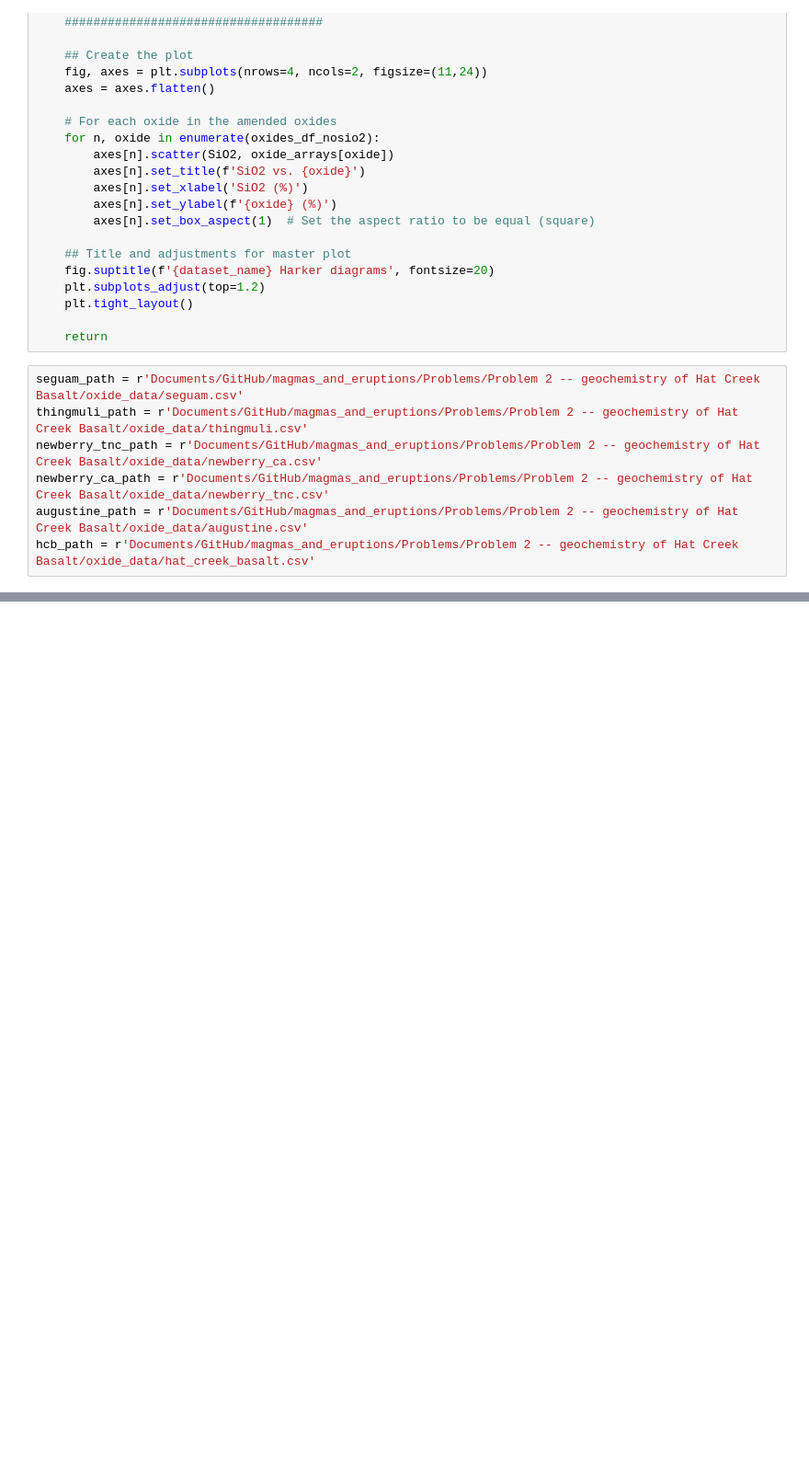
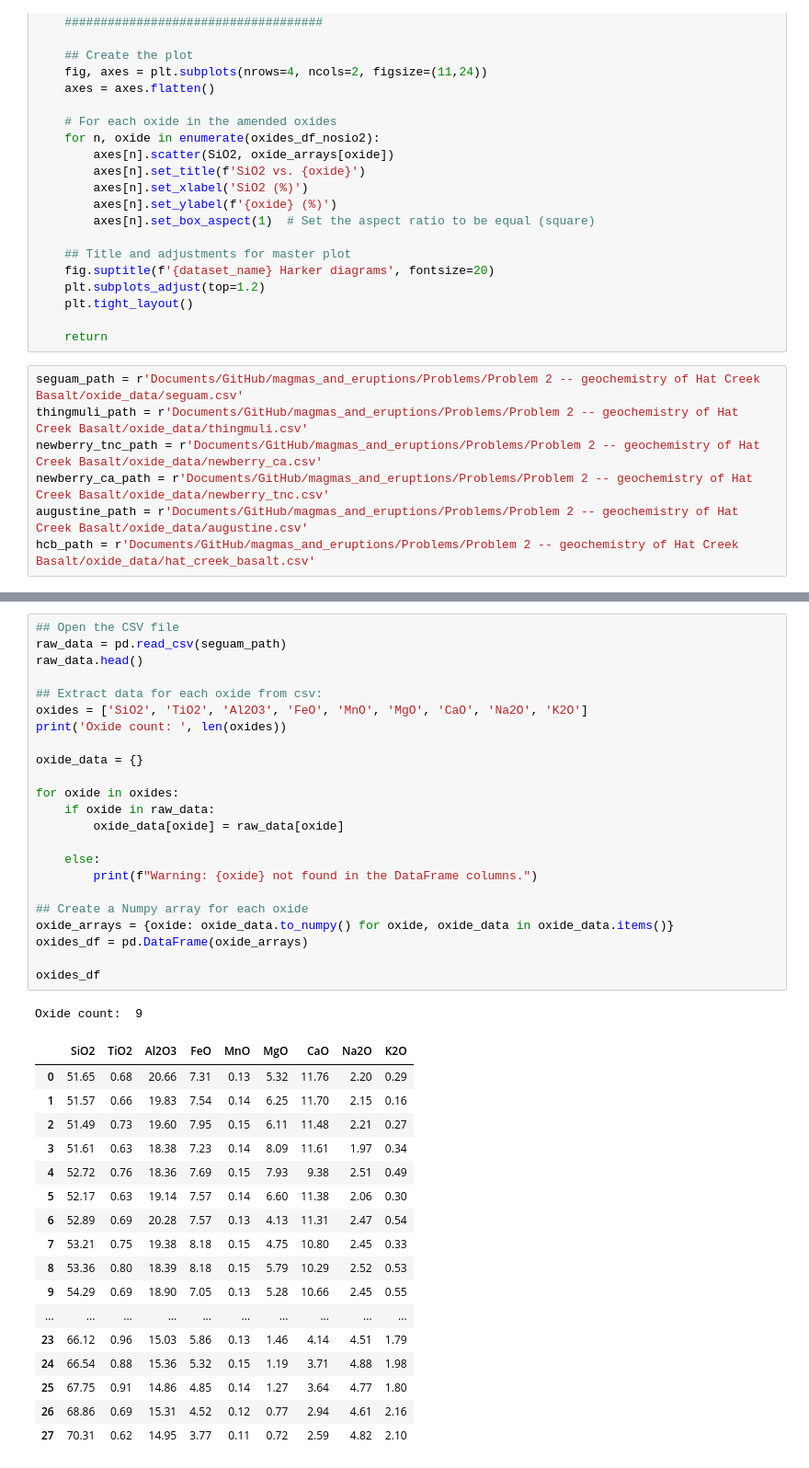
Before and after one commit to astromarb/magmas_and_eruptions, a Jupyter notebook: Problems/Problem 2 -- geochemistry of Hat Creek Basalt/harker_scatter_plotter.ipynb, the cells around one changed output, grey strips where cells are left out. Shown at 92% size. Cells and saved outputs as stored; diff of their text form; blank space fills up the shorter version.

```diff
--- a/Problems/Problem 2 -- geochemistry of Hat Creek Basalt/harker_scatter_plotter.ipynb
+++ b/Problems/Problem 2 -- geochemistry of Hat Creek Basalt/harker_scatter_plotter.ipynb
@@ -85,0 +76,42 @@ Oxide count:  9
+# %%
+## Open the CSV file
+raw_data = pd.read_csv(seguam_path)
+raw_data.head()
+
+## Extract data for each oxide from csv:
+oxides = ['SiO2', 'TiO2', 'Al2O3', 'FeO', 'MnO', 'MgO', 'CaO', 'Na2O', 'K2O']
+print('Oxide count: ', len(oxides))
+
+oxide_data = {}
+
+for oxide in oxides:
+    if oxide in raw_data:
+        oxide_data[oxide] = raw_data[oxide]
+
+    else:
+        print(f"Warning: {oxide} not found in the DataFrame columns.")
+
+## Create a Numpy array for each oxide
+oxide_arrays = {oxide: oxide_data.to_numpy() for oxide, oxide_data in oxide_data.items()}
+oxides_df = pd.DataFrame(oxide_arrays)
+
+oxides_df
+# %% [output]
+Oxide count:  9
+|  | SiO2 | TiO2 | Al2O3 | FeO | MnO | MgO | CaO | Na2O | K2O |
+| 0 | 51.65 | 0.68 | 20.66 | 7.31 | 0.13 | 5.32 | 11.76 | 2.20 | 0.29 |
+| 1 | 51.57 | 0.66 | 19.83 | 7.54 | 0.14 | 6.25 | 11.70 | 2.15 | 0.16 |
+| 2 | 51.49 | 0.73 | 19.60 | 7.95 | 0.15 | 6.11 | 11.48 | 2.21 | 0.27 |
+| 3 | 51.61 | 0.63 | 18.38 | 7.23 | 0.14 | 8.09 | 11.61 | 1.97 | 0.34 |
+| 4 | 52.72 | 0.76 | 18.36 | 7.69 | 0.15 | 7.93 | 9.38 | 2.51 | 0.49 |
+| 5 | 52.17 | 0.63 | 19.14 | 7.57 | 0.14 | 6.60 | 11.38 | 2.06 | 0.30 |
+| 6 | 52.89 | 0.69 | 20.28 | 7.57 | 0.13 | 4.13 | 11.31 | 2.47 | 0.54 |
+| 7 | 53.21 | 0.75 | 19.38 | 8.18 | 0.15 | 4.75 | 10.80 | 2.45 | 0.33 |
+| 8 | 53.36 | 0.80 | 18.39 | 8.18 | 0.15 | 5.79 | 10.29 | 2.52 | 0.53 |
+| 9 | 54.29 | 0.69 | 18.90 | 7.05 | 0.13 | 5.28 | 10.66 | 2.45 | 0.55 |
+| ... | ... | ... | ... | ... | ... | ... | ... | ... | ... |
+| 23 | 66.12 | 0.96 | 15.03 | 5.86 | 0.13 | 1.46 | 4.14 | 4.51 | 1.79 |
+| 24 | 66.54 | 0.88 | 15.36 | 5.32 | 0.15 | 1.19 | 3.71 | 4.88 | 1.98 |
+| 25 | 67.75 | 0.91 | 14.86 | 4.85 | 0.14 | 1.27 | 3.64 | 4.77 | 1.80 |
+| 26 | 68.86 | 0.69 | 15.31 | 4.52 | 0.12 | 0.77 | 2.94 | 4.61 | 2.16 |
+| 27 | 70.31 | 0.62 | 14.95 | 3.77 | 0.11 | 0.72 | 2.59 | 4.82 | 2.10 |
```
Also changed, not shown: parts of 6 cells of this notebook, 1 other file.
